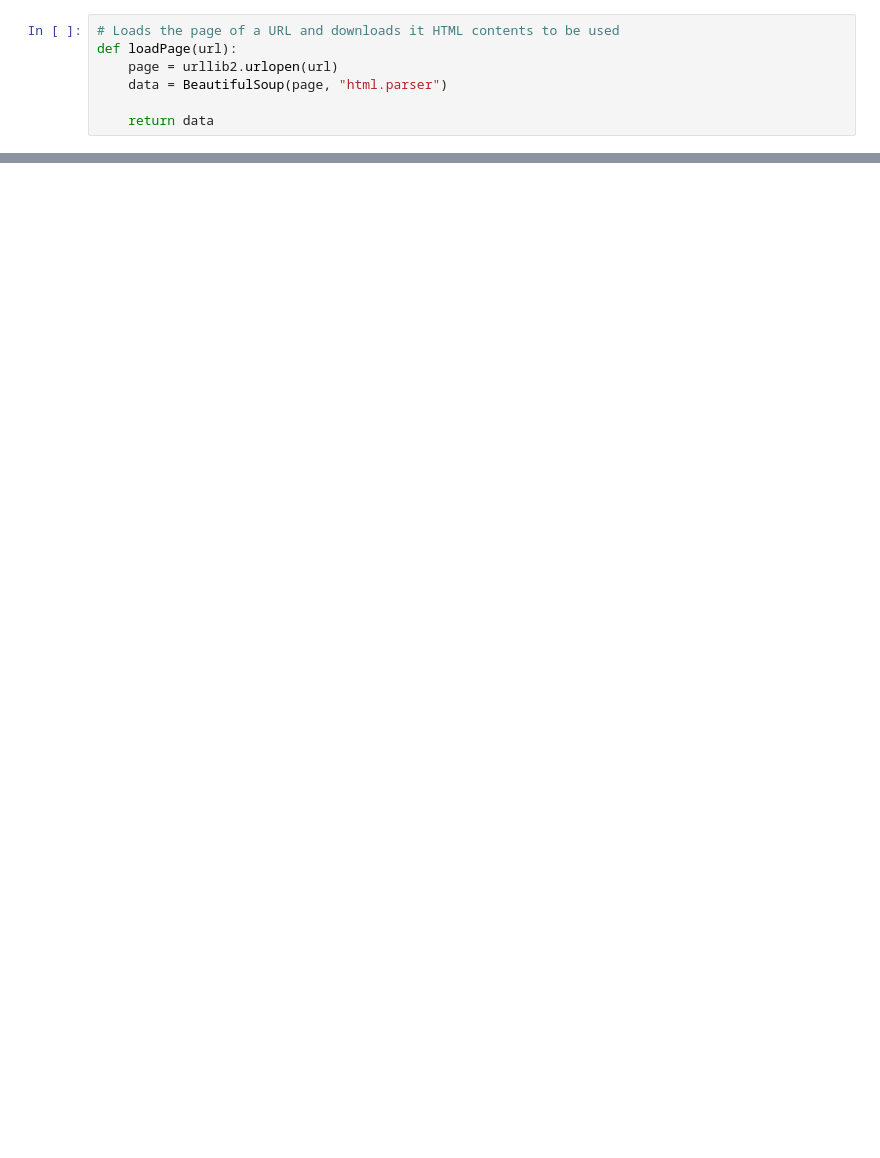
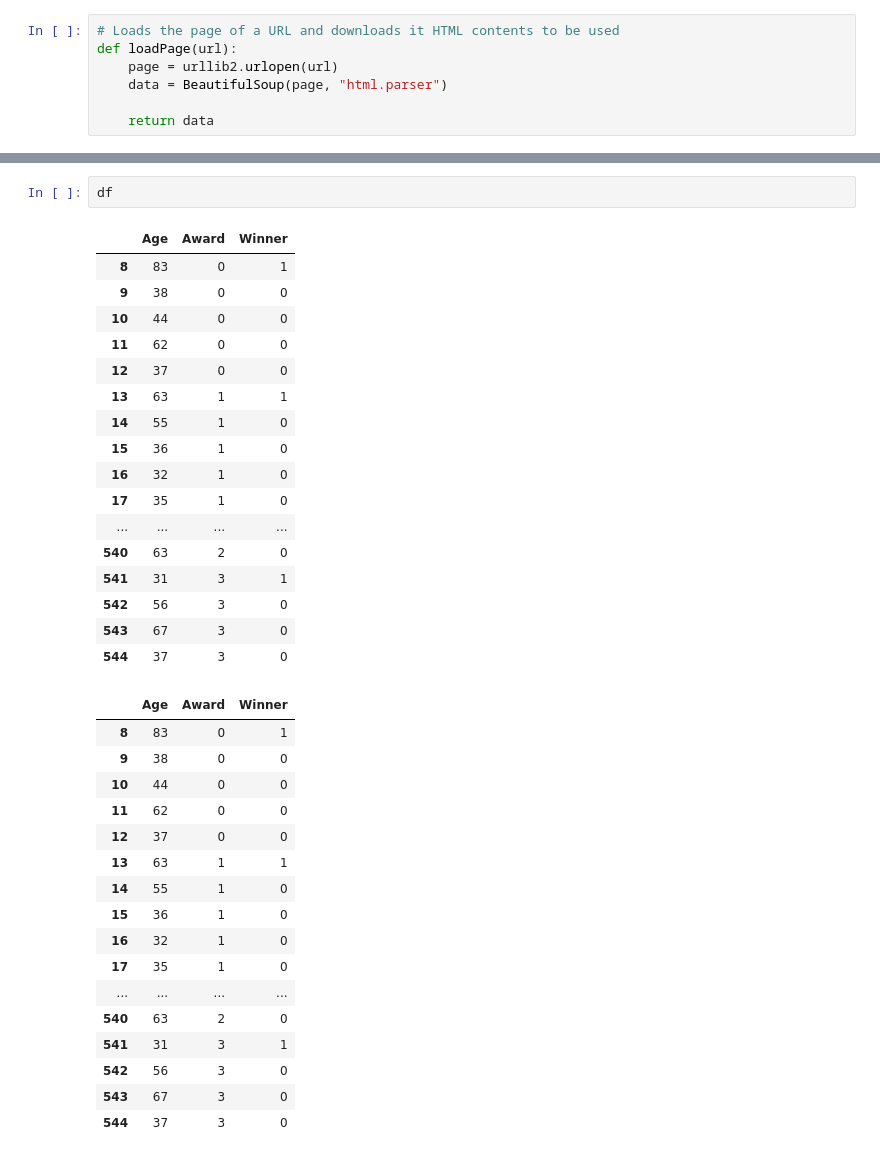
Before and after one commit to tguffey/CECS-456-Amazing-Dog-Project, a Jupyter notebook: oscar_project.ipynb, the cells around one changed output, grey strips where cells are left out. Cells and saved outputs as stored; diff of their text form; blank space fills up the shorter version.

```diff
--- a/oscar_project.ipynb
+++ b/oscar_project.ipynb
@@ -415,0 +717,37 @@ df
+# %%
+df
+# %% [output]
+|  | Age | Award | Winner |
+| 8 | 83 | 0 | 1 |
+| 9 | 38 | 0 | 0 |
+| 10 | 44 | 0 | 0 |
+| 11 | 62 | 0 | 0 |
+| 12 | 37 | 0 | 0 |
+| 13 | 63 | 1 | 1 |
+| 14 | 55 | 1 | 0 |
+| 15 | 36 | 1 | 0 |
+| 16 | 32 | 1 | 0 |
+| 17 | 35 | 1 | 0 |
+| ... | ... | ... | ... |
+| 540 | 63 | 2 | 0 |
+| 541 | 31 | 3 | 1 |
+| 542 | 56 | 3 | 0 |
+| 543 | 67 | 3 | 0 |
+| 544 | 37 | 3 | 0 |
+|  | Age | Award | Winner |
+| 8 | 83 | 0 | 1 |
+| 9 | 38 | 0 | 0 |
+| 10 | 44 | 0 | 0 |
+| 11 | 62 | 0 | 0 |
+| 12 | 37 | 0 | 0 |
+| 13 | 63 | 1 | 1 |
+| 14 | 55 | 1 | 0 |
+| 15 | 36 | 1 | 0 |
+| 16 | 32 | 1 | 0 |
+| 17 | 35 | 1 | 0 |
+| ... | ... | ... | ... |
+| 540 | 63 | 2 | 0 |
+| 541 | 31 | 3 | 1 |
+| 542 | 56 | 3 | 0 |
+| 543 | 67 | 3 | 0 |
+| 544 | 37 | 3 | 0 |
```
Also changed, not shown: parts of 23 cells of this notebook.
